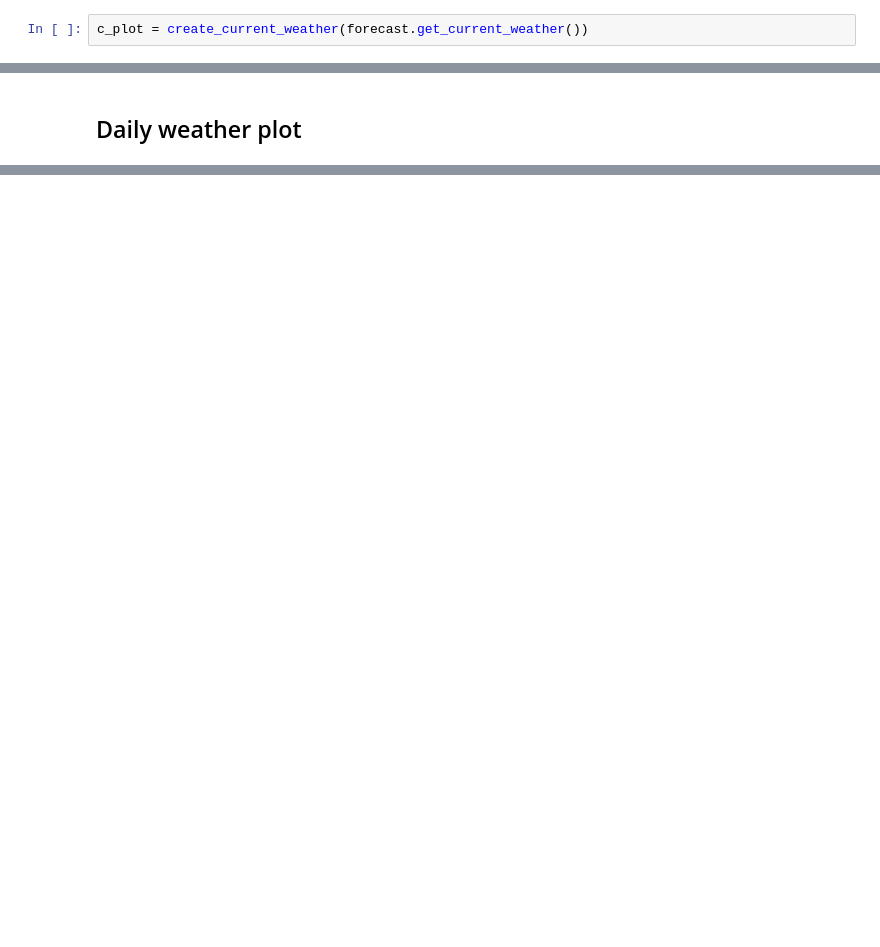
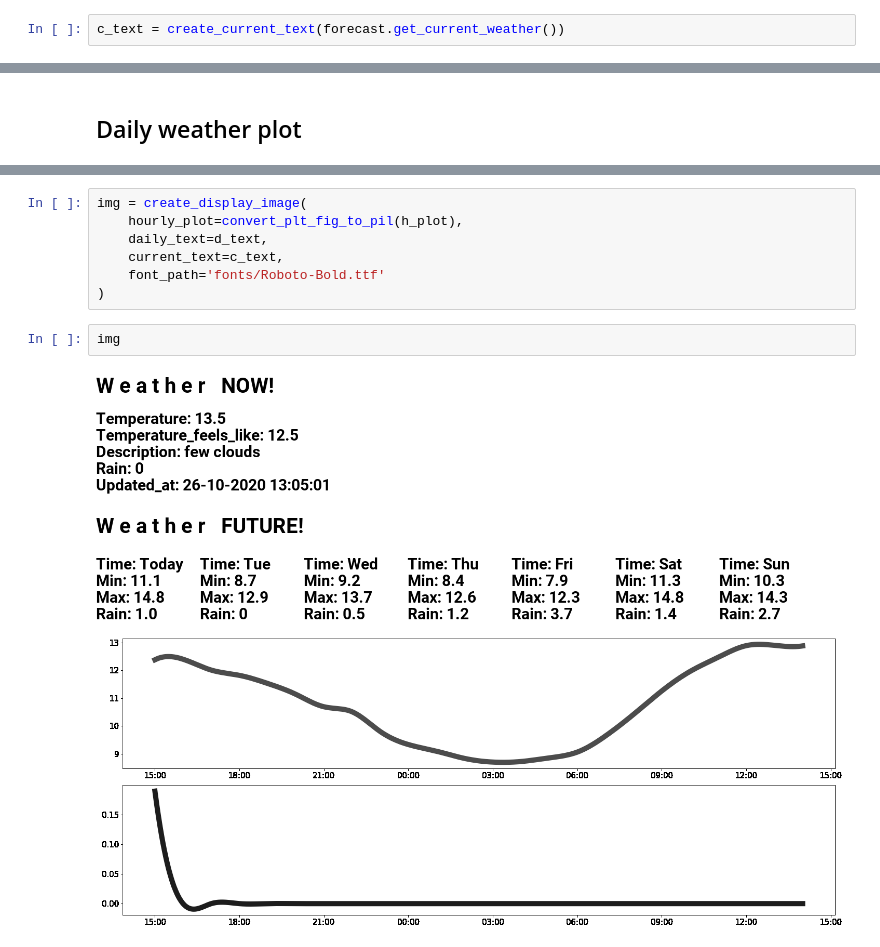
Before and after one commit to FutureSharks/rpi-weather-display, a Jupyter notebook: display-testing.ipynb, the cells around one changed output, grey strips where cells are left out. Saved outputs shown, nothing was run; the diff lists cells and outputs as text; blank space fills up the shorter version.

```diff
--- a/display-testing.ipynb
+++ b/display-testing.ipynb
@@ -20,4 +18,4 @@ forecast = owmWeather(lat=52.494117, long=13.422371, api_key=os.environ["OWM_API
 # %% [markdown]
 ## Current weather plot
 # %%
-c_plot = create_current_weather(forecast.get_current_weather())
+c_text = create_current_text(forecast.get_current_weather())
@@ -45,0 +51,11 @@ rpi_weather_display.create_display_image(
+# %%
+img = create_display_image(
+    hourly_plot=convert_plt_fig_to_pil(h_plot),
+    daily_text=d_text,
+    current_text=c_text,
+    font_path='fonts/Roboto-Bold.ttf'
+)
+# %%
+img
+# %% [output]
+[figure, added]
```
Also changed, not shown: parts of 8 cells of this notebook, 10 other files.
